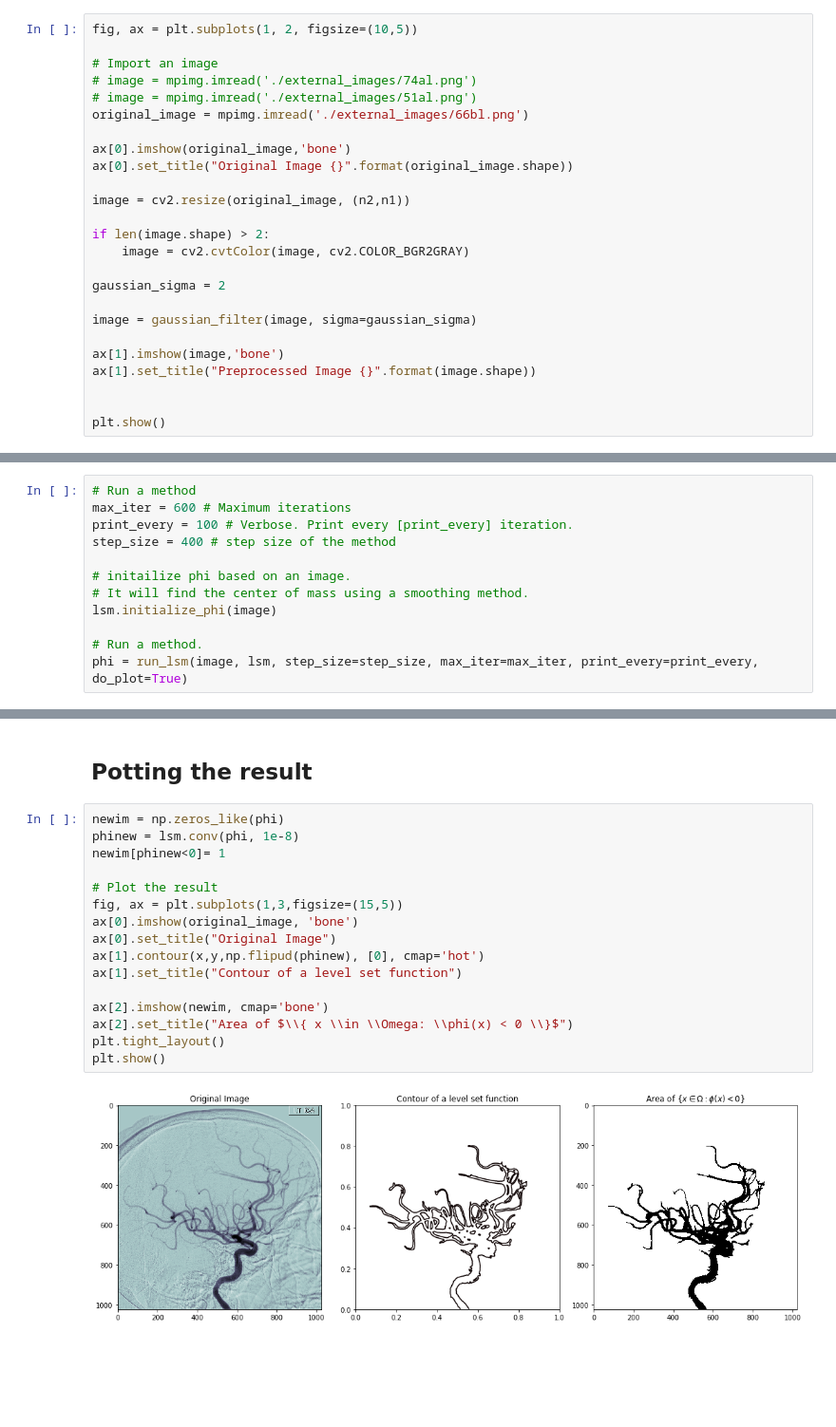
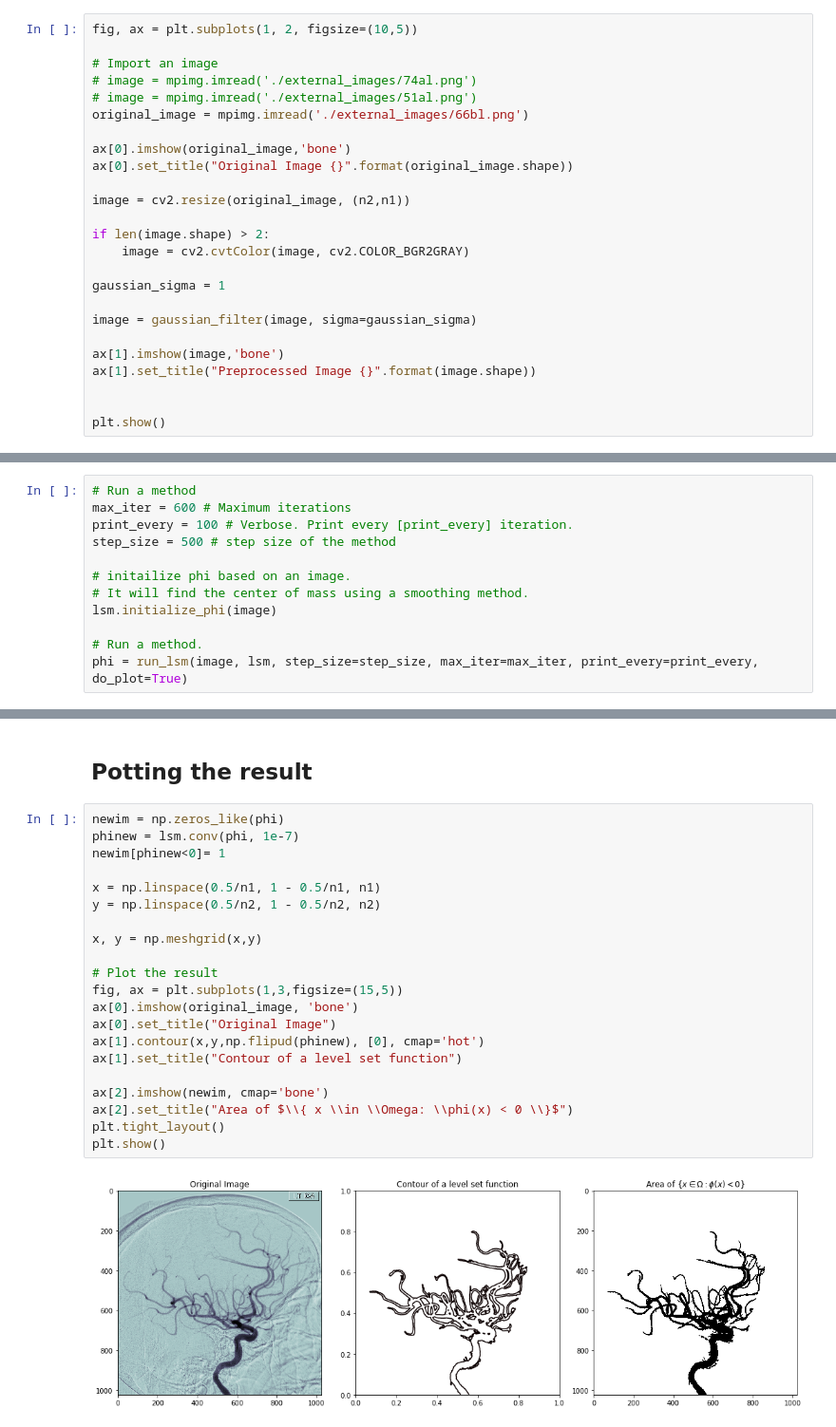
Before and after one commit to QuantuMope/vessel-segmentation-deformable-models, a Jupyter notebook: level_set_python_codes/Level Set Method for Image Segmentation.ipynb, the cells around one changed output, grey strips where cells are left out. Shown at 95% size. Cells and saved outputs as stored; diff of their text form; blank space fills up the shorter version.

```diff
--- a/level_set_python_codes/Level Set Method for Image Segmentation.ipynb
+++ b/level_set_python_codes/Level Set Method for Image Segmentation.ipynb
@@ -98,7 +96,7 @@ image = cv2.resize(original_image, (n2,n1))
 if len(image.shape) > 2:
     image = cv2.cvtColor(image, cv2.COLOR_BGR2GRAY)
 
-gaussian_sigma = 2
+gaussian_sigma = 1
 
 image = gaussian_filter(image, sigma=gaussian_sigma)
 
@@ -113,7 +111,7 @@ plt.show()
 # Run a method
 max_iter = 600 # Maximum iterations
 print_every = 100 # Verbose. Print every [print_every] iteration.
-step_size = 400 # step size of the method
+step_size = 500 # step size of the method
 
 # initailize phi based on an image.
 # It will find the center of mass using a smoothing method.
@@ -138,19 +136,24 @@ Iter: 500
 ## Potting the result
 # %%
 newim = np.zeros_like(phi)
-phinew = lsm.conv(phi, 1e-8)
+phinew = lsm.conv(phi, 1e-7)
 newim[phinew<0]= 1
+
+x = np.linspace(0.5/n1, 1 - 0.5/n1, n1)
+y = np.linspace(0.5/n2, 1 - 0.5/n2, n2)
+
+x, y = np.meshgrid(x,y)
 
 # Plot the result
 fig, ax = plt.subplots(1,3,figsize=(15,5))
 ax[0].imshow(original_image, 'bone')
 ax[0].set_title("Original Image")
 ax[1].contour(x,y,np.flipud(phinew), [0], cmap='hot')
 ax[1].set_title("Contour of a level set function")
 
 ax[2].imshow(newim, cmap='bone')
 ax[2].set_title("Area of $\\{ x \\in \\Omega: \\phi(x) < 0 \\}$")
 plt.tight_layout()
 plt.show()
 # %% [output]
-[figure, old version]
+[figure, new version]
```
Also changed, not shown: parts of 2 cells of this notebook.
